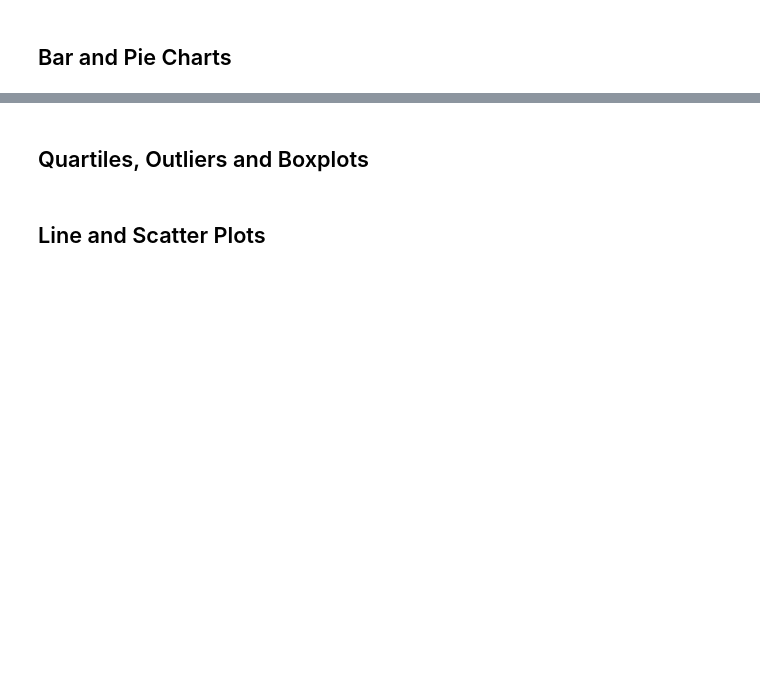
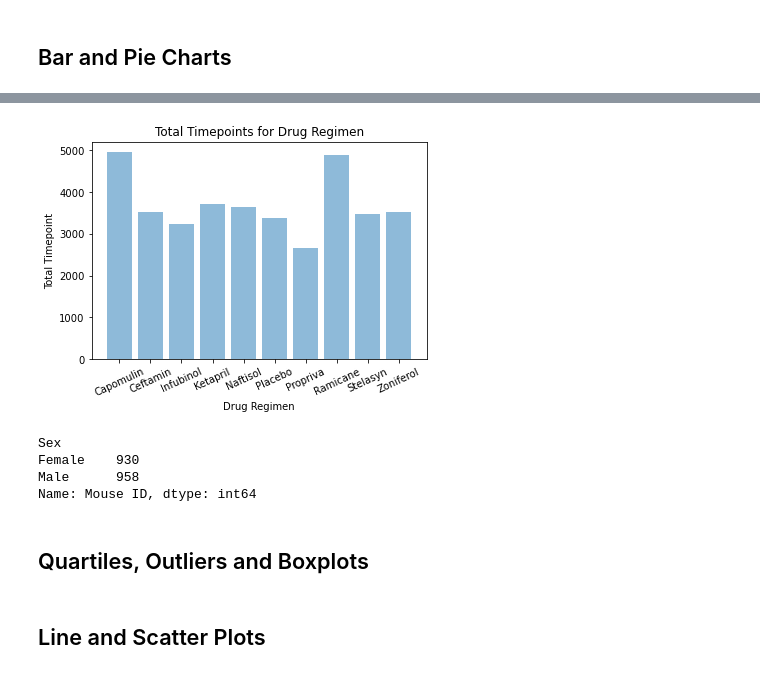
Before and after one commit to Ba1lina/module-5-challenge, a Jupyter notebook: Pymaceuticals/pymaceuticals_code.ipynb, the cells around one changed output, grey strips where cells are left out. Drawn from its saved outputs; the diff is of its cells as text; code cells hidden in the pictures; blank space fills up the shorter version.

```diff
--- a/Pymaceuticals/pymaceuticals_code.ipynb
+++ b/Pymaceuticals/pymaceuticals_code.ipynb
@@ -127,7 +117,24 @@ study_df.plot.bar(x="Drug Regimen", y="Timepoint",rot=0);
 # %%
 # Generate a bar plot showing the total number of timepoints for all mice tested for each drug regimen using pyplot.
+drug_regimen = total_timepoint_per_drug.index.tolist()
+timepoint = total_timepoint_per_drug.tolist()
+plt.bar(drug_regimen, timepoint, alpha=0.5, align='center')
+plt.title("Total Timepoints for Drug Regimen")
+plt.xlabel("Drug Regimen")
+plt.xticks(rotation=25)
+plt.ylabel("Total Timepoint");
+# %% [output]
+[figure, added]
 # %%
 # Generate a pie plot showing the distribution of female versus male mice using Pandas
+
+mice_sex = study_df.groupby(["Sex"])["Mouse ID"].count()
+mice_sex
+# %% [output]
+Sex
+Female    930
+Male      958
+Name: Mouse ID, dtype: int64
 # %%
 # Generate a pie plot showing the distribution of female versus male mice using pyplot
 # %% [markdown]
```
Also changed, not shown: parts of 2 cells of this notebook.
